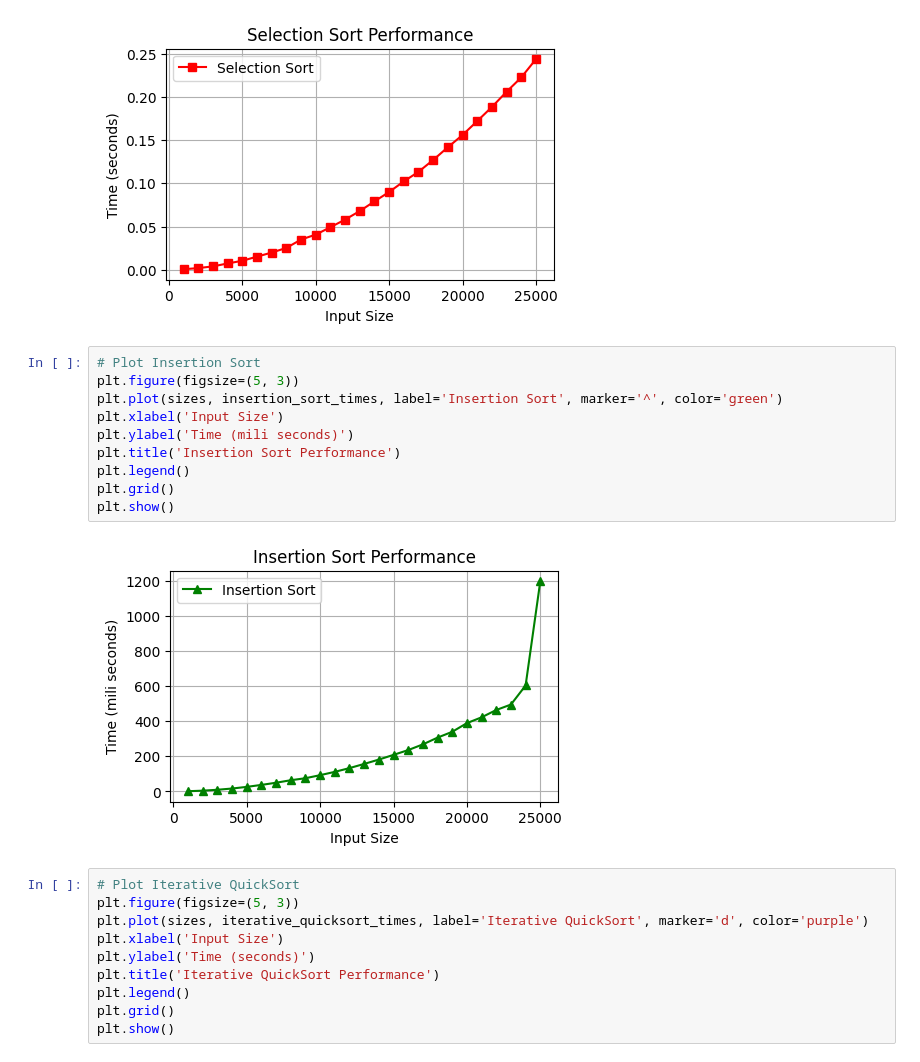
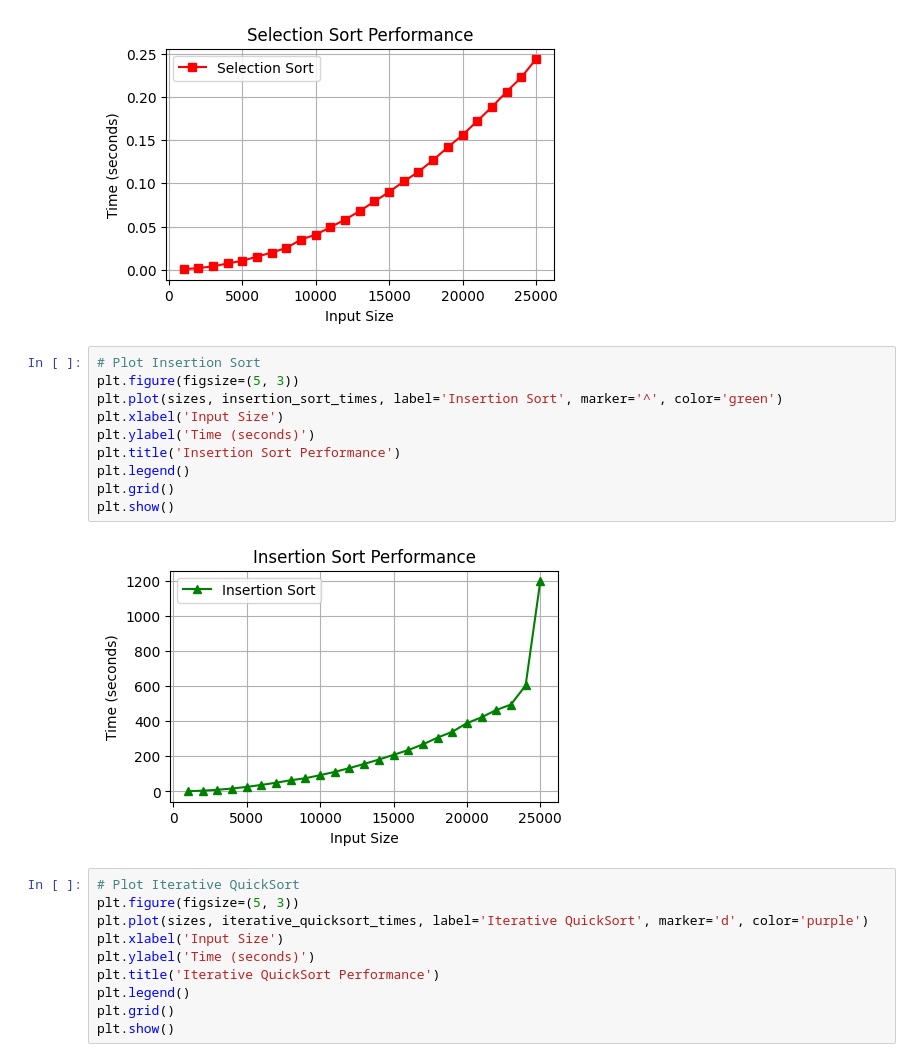
Before and after one commit to imguddut/ADA, a Jupyter notebook: 30 January (LAB2)/bubblesort.ipynb, the cells around one changed output. Drawn from its saved outputs; the diff is of its cells as text.

```diff
--- a/30 January (LAB2)/bubblesort.ipynb
+++ b/30 January (LAB2)/bubblesort.ipynb
@@ -63,15 +63,15 @@ plt.show()
 # %%
 # Plot Insertion Sort
 plt.figure(figsize=(5, 3))
 plt.plot(sizes, insertion_sort_times, label='Insertion Sort', marker='^', color='green')
 plt.xlabel('Input Size')
-plt.ylabel('Time (mili seconds)')
+plt.ylabel('Time (seconds)')
 plt.title('Insertion Sort Performance')
 plt.legend()
 plt.grid()
 plt.show()
 # %% [output]
-[figure, old version]
+[figure, new version]
 # %%
 # Plot Iterative QuickSort
 plt.figure(figsize=(5, 3))
```
Also changed, not shown: parts of 1 cell of this notebook, 8 other files.
